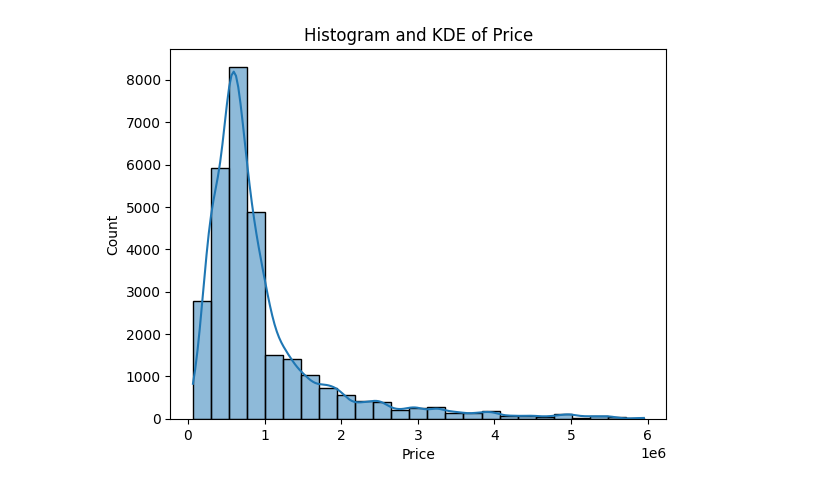
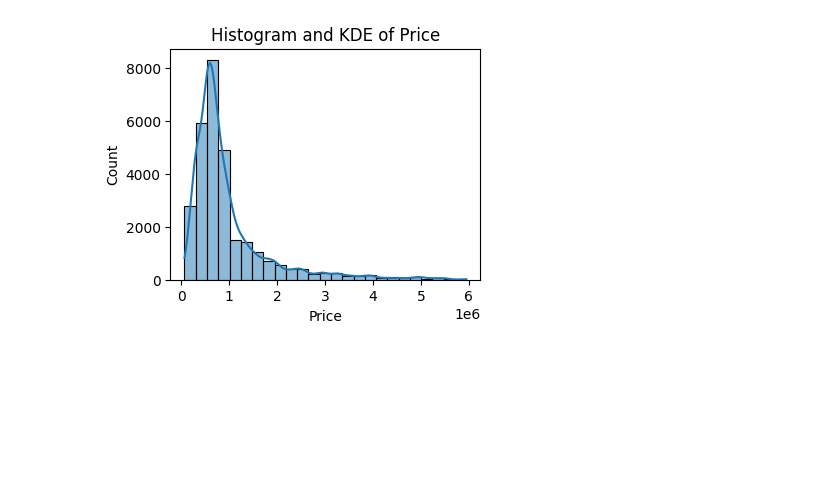
Before and after one commit to MarkThackham/portfolio, a Jupyter notebook: 02 London Property Listings/01 London Property Listing.ipynb, the cells around one changed output. Saved outputs shown, nothing was run; the diff lists cells and outputs as text; code cells hidden in the pictures; blank space fills up the shorter version.

```diff
--- a/02 London Property Listings/01 London Property Listing.ipynb
+++ b/02 London Property Listings/01 London Property Listing.ipynb
@@ -68,0 +125,32 @@ memory usage: 2.0+ MB
+# %%
+#========================================================================
+# Step 3: Preprocess Data
+
+#----------------------
+# Clean Postcode
+
+# Take a copy of the DataFrame
+df2['PostcodeArea']=df2['Postcode']
+
+# Set strange postcodes to XX
+strange=['KINGSTON', 'ABILITY', 'FINCHLEY', 'Unknown', '000', 'UK']
+df2['PostcodeArea']=np.where(df2['PostcodeArea'].isin(strange), 'XX', df2['PostcodeArea'])
+
+# Postcode Area
+# Function to extract letters to the left of the first number
+def extract_letters_before_number(code):
+    import re
+    match = re.match(r'^[A-Za-z]+', code)
+    return match.group(0) if match else ''
+
+# Apply the function to the DataFrame
+df2['PostcodeArea'] = df2['PostcodeArea'].apply(extract_letters_before_number)
+
+
+#df2[['Area', 'PostcodeArea','Postcode']]\
+#    .groupby(['Area', 'PostcodeArea','Postcode'])\
+#    .size()\
+#    .reset_index(name='Count')\
+#    .sort_values(by='Count', ascending=False)
+#----------------------
+#========================================================================
@@ -69,10 +177,10 @@ memory usage: 2.0+ MB
 # %%
 #========================================================================
 # Step 2: Response
-
-sns.histplot(df, x='Price', bins=25, kde=True)
+plt.figure(figsize=(4,3))
+sns.histplot(df2, x='Price', bins=25, kde=True)
 plt.title('Histogram and KDE of Price', loc='center')
-
 plt.show()
+#========================================================================
 # %% [output]
-[figure, old version]
+[figure, new version]
```
Also changed, not shown: parts of 6 cells of this notebook, 3 other files.
